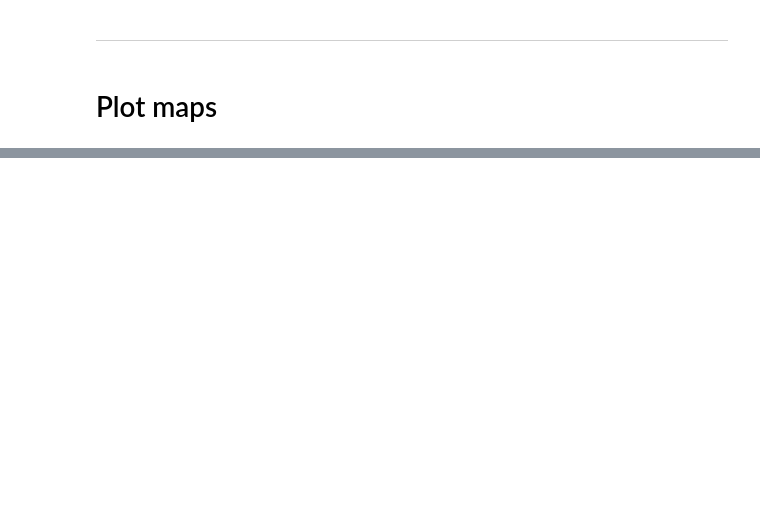
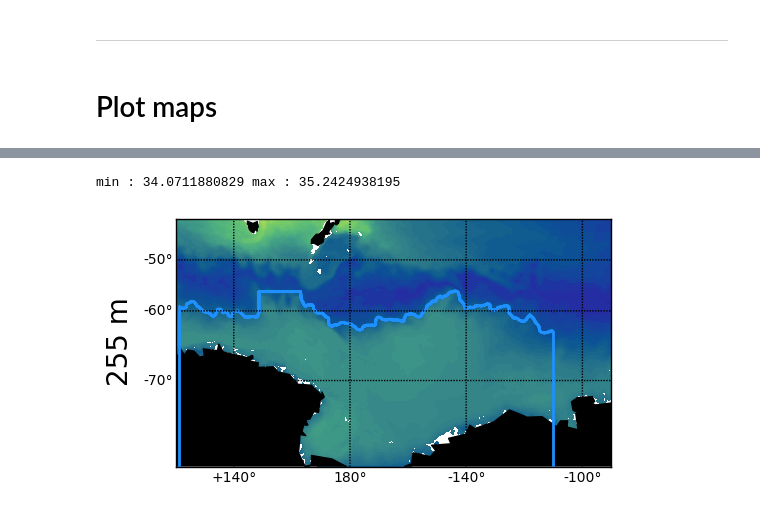
Before and after one commit to telot-em/SIO_internship, a Jupyter notebook: Fig_2_salinity.ipynb, the cells around one changed output, grey strips where cells are left out. Saved outputs shown, nothing was run; the diff lists cells and outputs as text; code cells hidden in the pictures; blank space fills up the shorter version.

```diff
--- a/Fig_2_salinity.ipynb
+++ b/Fig_2_salinity.ipynb
@@ -169,0 +369,8 @@ pickle_save('clim_Salt_255_2', '/data/ebent/Bigger_domain/', clim_Salt_255)
+# %%
+plot_fig2(XC, YC, mean_Salt_255, cbar_levels=np.linspace(33.92,35.50,50), cmap=cmocean.cm.haline, \
+          left=1, bottom=1, \
+          if_ylabel=True, ylabel='255 m',
+          save=True, title_save='model_S_255m.png')
+# %% [output]
+min : 34.0711880829 max : 35.2424938195
+[figure, added]
```
Also changed, not shown: parts of 66 cells of this notebook, 7 other files.
